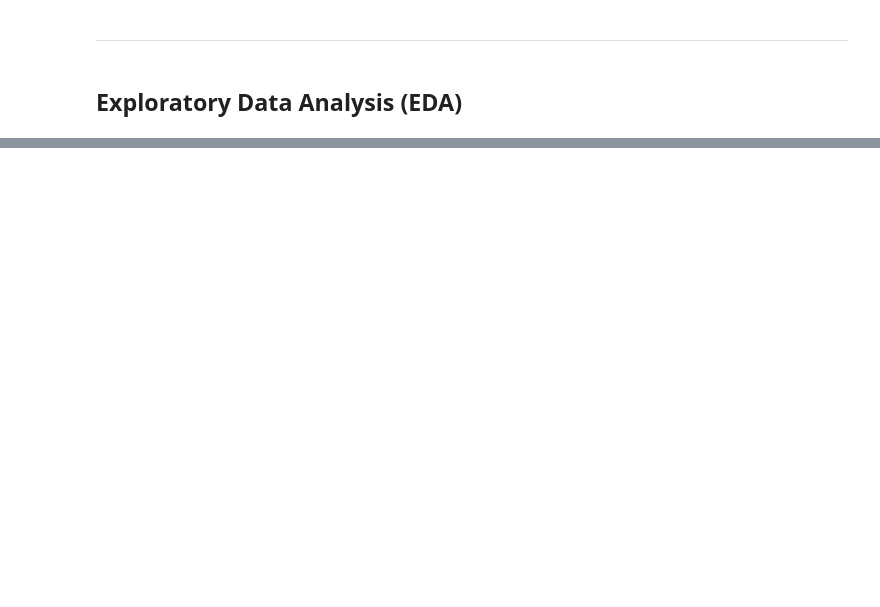
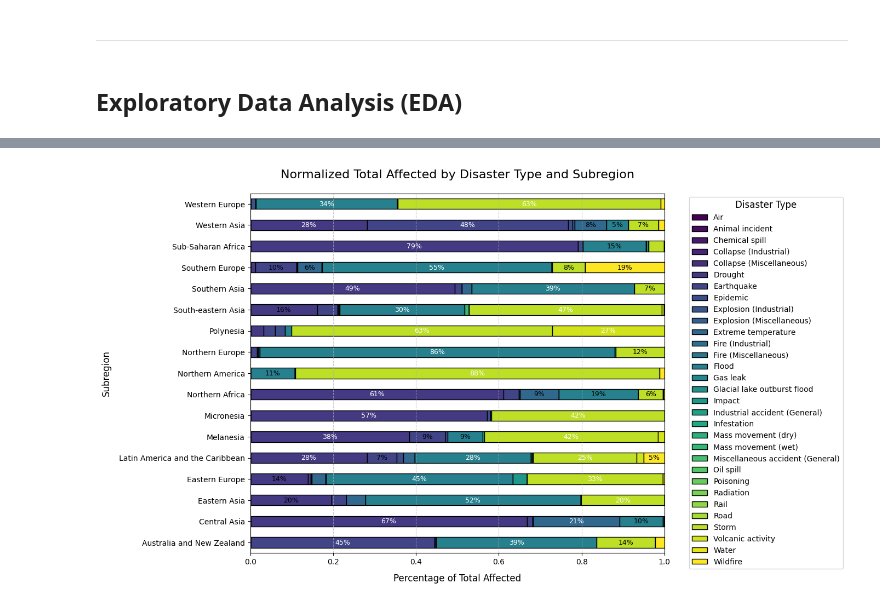
Before and after one commit to MichaelSexton3389/TeamDisasterML, a Jupyter notebook: data_viz_2020_2024.ipynb, the cells around one changed output, grey strips where cells are left out. Drawn from its saved outputs; the diff is of its cells as text; code cells hidden in the pictures; blank space fills up the shorter version.

```diff
--- a/data_viz_2020_2024.ipynb
+++ b/data_viz_2020_2024.ipynb
@@ -390,4 +20,0 @@ plt.show()
-# %%
-data = pd.read_csv("./data/emdat_2020-2024_cleaned.csv")
-print(data['Start Day'].head(10))
-print(data['End Day'].head(10))
@@ -412,2 +20,0 @@ Name: End Day, dtype: int64
-# %%
-data = pd.read_csv("./data/emdat_2020-2024_cleaned.csv")
@@ -650,0 +87,53 @@ for region in regions:
+# %%
+# Plot: Total Affected by Disaster Type and Subregion
+
+# Group by region and disaster type, summing the total affected population
+impact_by_region = data.groupby(['Subregion', 'Disaster Type'])['Total Affected'].sum().unstack(fill_value=0)
+
+# Normalize the impact data by region
+normalized_impact = impact_by_region.div(impact_by_region.sum(axis=1), axis=0)
+
+# Create a stacked bar plot for vizz
+fig, ax = plt.subplots(figsize=(14, 8))
+normalized_impact.plot(
+    kind='barh',
+    stacked=True,
+    colormap='viridis',
+    ax=ax,
+    # Add edge color for clarity
+    edgecolor='black'
+)
+
+# Naming the plot
+ax.set_title('Normalized Total Affected by Disaster Type and Subregion', fontsize=16, pad=20)
+ax.set_xlabel('Percentage of Total Affected', fontsize=12, labelpad=10)
+ax.set_ylabel('Subregion', fontsize=12, labelpad=10)
+# Since data is normalized, x-axis should range from 0 to 1
+ax.set_xlim(0, 1)
+ax.tick_params(axis='both', labelsize=10)
+ax.grid(axis='x', linestyle='--', alpha=0.7)
+
+# Add percentage labels inside the bars for readability
+for i in range(len(normalized_impact)):
+    row_data = normalized_impact.iloc[i]
+    cumulative = 0
+    for j, value in enumerate(row_data):
+        # Only label segments large enough to display
+        if value > 0.05:
+            ax.text(
+                cumulative + value / 2,
+                i,
+                f"{value:.0%}",
+                ha='center',
+                va='center',
+                fontsize=9,
+                color='white' if value > 0.2 else 'black'
+            )
+        cumulative += value
+
+# Adjust layout
+ax.legend(title='Disaster Type', bbox_to_anchor=(1.05, 1), loc='upper left', fontsize=10, title_fontsize=12)
+fig.tight_layout()
+plt.show()
+# %% [output]
+[figure, added]
```
Also changed, not shown: parts of 40 cells of this notebook, 2 other files.
